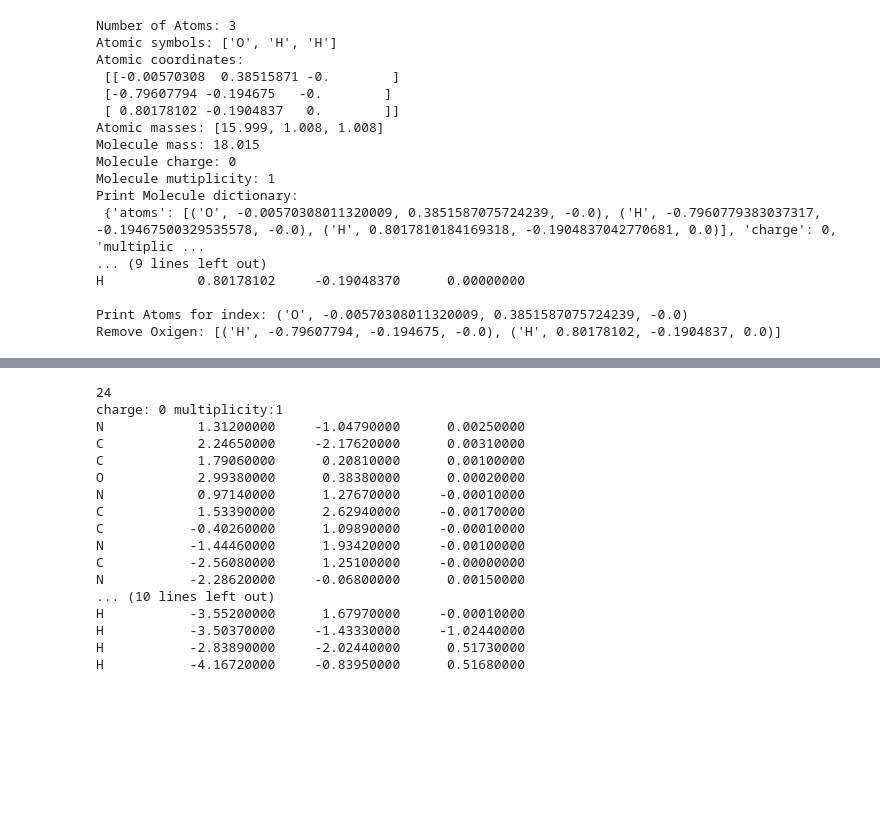
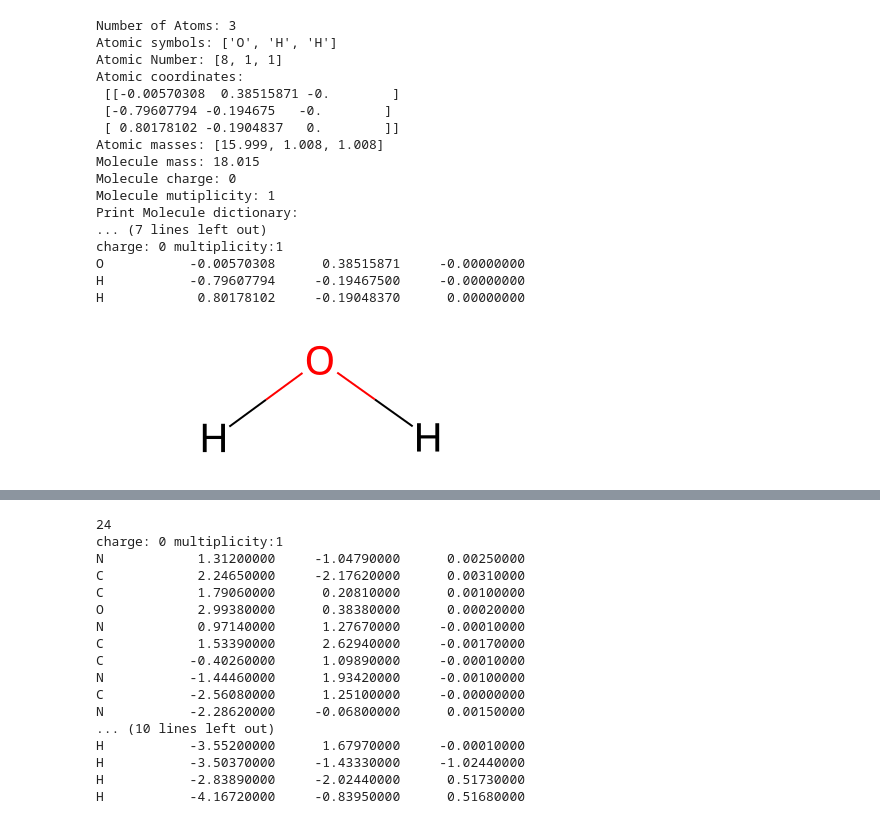
Before and after one commit to e-florez/amcess, a Jupyter notebook: workflow/08_rdkit.ipynb, the cells around one changed output, grey strips where cells are left out. Saved outputs shown, nothing was run; the diff lists cells and outputs as text; code cells hidden in the pictures; blank space fills up the shorter version.

Commit message:
change __str__ magic method. graphic representation is now posible from smile, file, list and Mol object. Check the @property conflict with nomenclature of RDKit

```diff
--- a/workflow/08_rdkit.ipynb
+++ b/workflow/08_rdkit.ipynb
@@ -13,36 +13,39 @@ from amcess.molecule import Molecule
 # %%
 water = "O"
 water_molecule = Molecule(water)
+#! NOTE: The RDKit's method need the parethesis, to keep this quality is neccesary
+#!       to eliminate @property
 print(f"Number of Atoms: {water_molecule.GetNumAtoms()}")
 print(f"Atomic symbols: {water_molecule.GetAtomicSymbols}")
+print(f"Atomic Number: {water_molecule.GetAtomicNumbers}")
 print(f"Atomic coordinates:\n {water_molecule.GetAtomicCoordinates}")
 print(f"Atomic masses: {water_molecule.GetAtomicMasses}")
 print(f"Molecule mass: {water_molecule.GetMolMass}")
 print(f"Molecule charge: {water_molecule.GetMolCharge}")
 print(f"Molecule mutiplicity: {water_molecule.GetMolMultiplicity}")
 print(f"Print Molecule dictionary:\n {water_molecule.GetMolDict}")
 print(f"Print Molecule list:\n {water_molecule.GetMolList}")
 print(f"Center of mass of molecule: {water_molecule.GetMolCM}")
 print(f"Axes principal of molecule: {water_molecule.GetMolPrincipalAxes}")
-print(f"Print molecule in xyz format:\n{water_molecule.GetBlockXYZ}")
 print(f"Print Atoms for index: {water_molecule.GetAtomWithIndix(0)}")
-water_molecule.RemoveAtom(0)
-print(f"Remove Oxigen: {water_molecule.GetMolList}")
+print(water_molecule)
+water_molecule
 # %% [output]
 Number of Atoms: 3
 Atomic symbols: ['O', 'H', 'H']
+Atomic Number: [8, 1, 1]
 Atomic coordinates:
  [[-0.00570308  0.38515871 -0.        ]
  [-0.79607794 -0.194675   -0.        ]
  [ 0.80178102 -0.1904837   0.        ]]
 Atomic masses: [15.999, 1.008, 1.008]
 Molecule mass: 18.015
 Molecule charge: 0
 Molecule mutiplicity: 1
 Print Molecule dictionary:
- {'atoms': [('O', -0.00570308011320009, 0.3851587075724239, -0.0), ('H', -0.7960779383037317, -0.19467500329535578, -0.0), ('H', 0.8017810184169318, -0.1904837042770681, 0.0)], 'charge': 0, 'multiplic ...
-... (9 lines left out)
+... (7 lines left out)
+charge: 0 multiplicity:1
+O           -0.00570308      0.38515871     -0.00000000
+H           -0.79607794     -0.19467500     -0.00000000
 H            0.80178102     -0.19048370      0.00000000
-
-Print Atoms for index: ('O', -0.00570308011320009, 0.3851587075724239, -0.0)
-Remove Oxigen: [('H', -0.79607794, -0.194675, -0.0), ('H', 0.80178102, -0.1904837, 0.0)]
+[figure, added]
```
Also changed, not shown: parts of 14 cells of this notebook, 1 other file.
